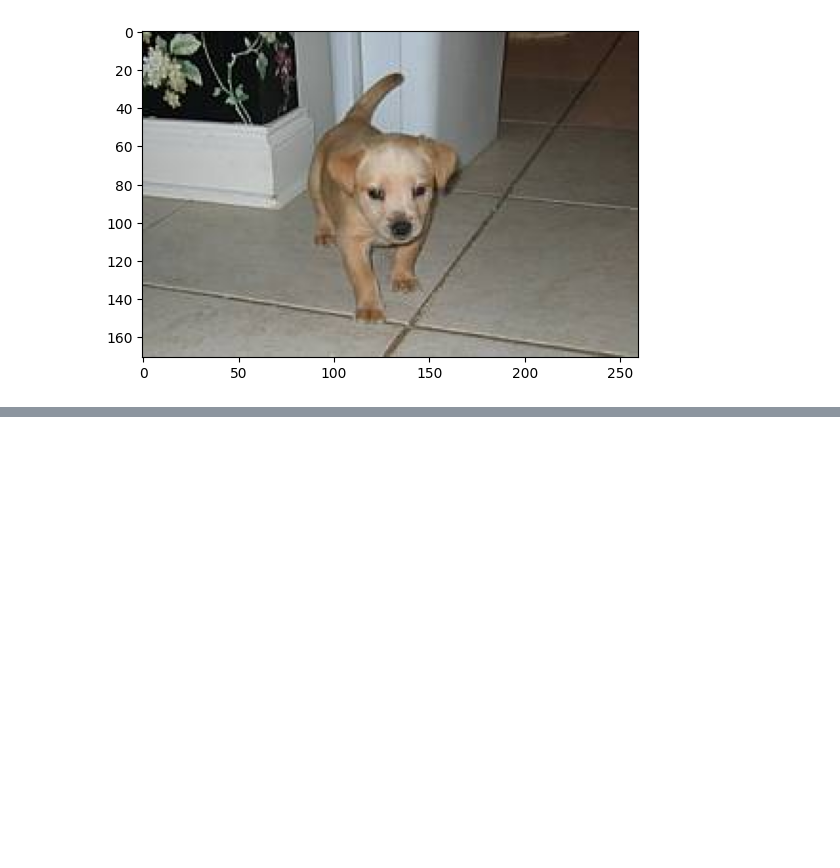
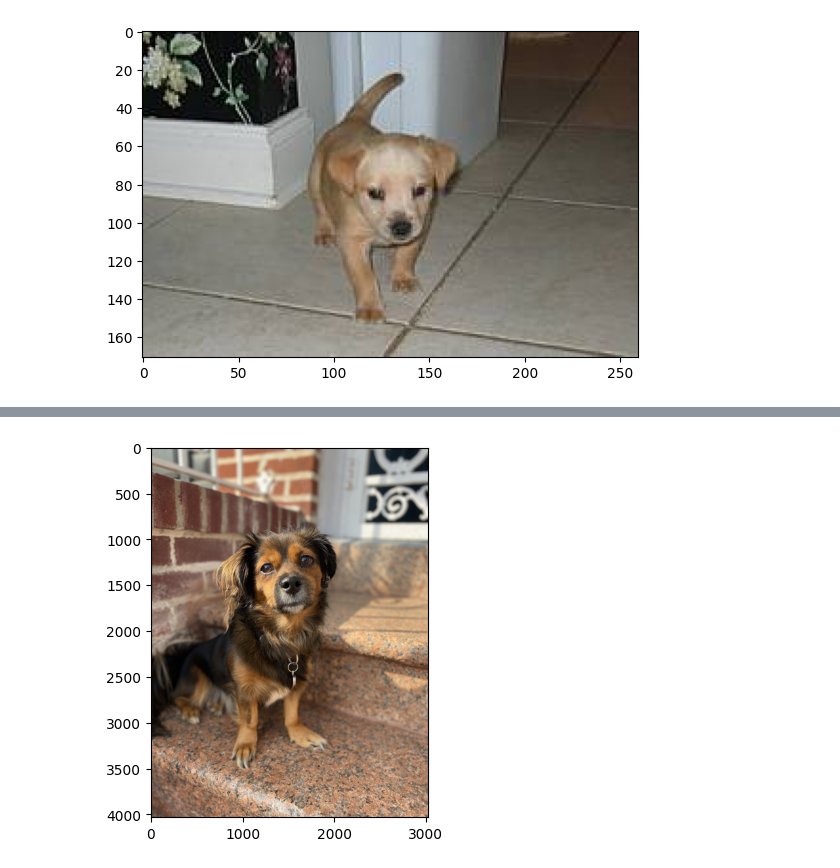
Before and after one commit to ScienceKidKev/Intro-to-AI, a Jupyter notebook: cat_v_dog.ipynb, the cells around one changed output, grey strips where cells are left out. Drawn from its saved outputs; the diff is of its cells as text; code cells hidden in the pictures; blank space fills up the shorter version.

```diff
--- a/cat_v_dog.ipynb
+++ b/cat_v_dog.ipynb
@@ -67,0 +147,8 @@ print(len(cat_resized))
+# %%
+test_image = int(input("Give me a number between 1 and 12500"))
+
+user_image = mpimg.imread('test1 2/{}.jpg'.format(test_image))
+plt.imshow(user_image)
+plt.show()
+# %% [output]
+[figure, added]
```
Also changed, not shown: parts of 10 cells of this notebook.
